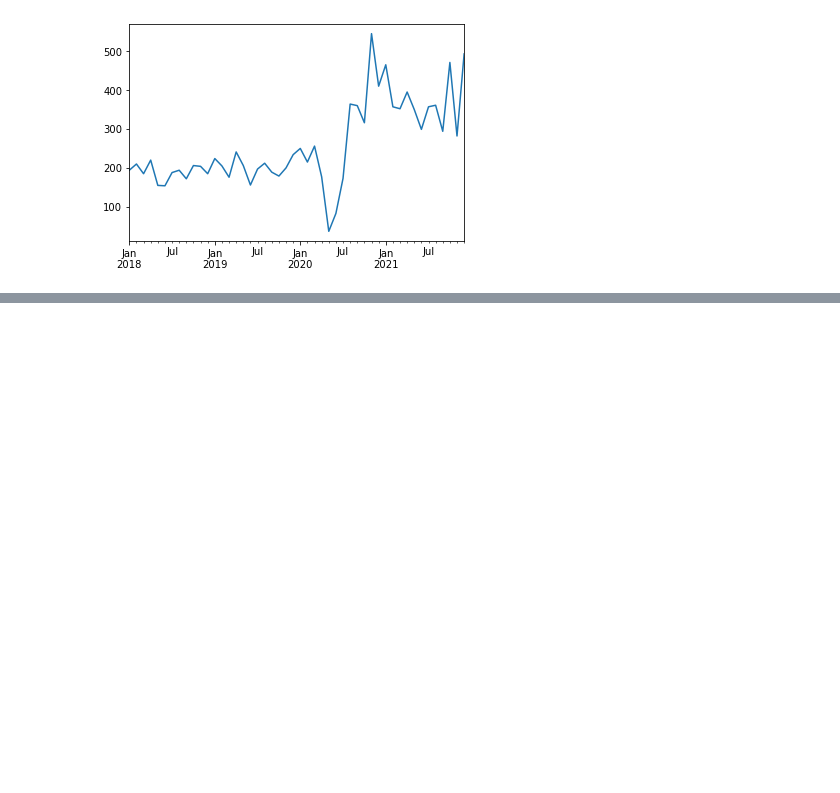
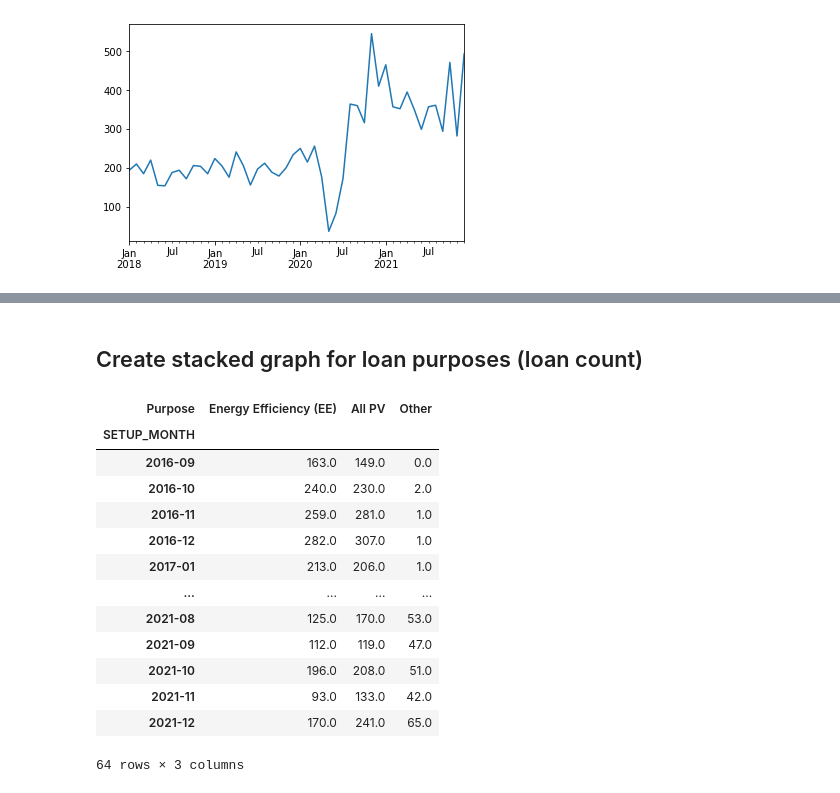
Before and after one commit to jlixander/GJGNY_Analysis, a Jupyter notebook: GJGNY_Analysis.ipynb, the cells around one changed output, grey strips where cells are left out. Drawn from its saved outputs; the diff is of its cells as text; code cells hidden in the pictures; blank space fills up the shorter version.

```diff
--- a/GJGNY_Analysis.ipynb
+++ b/GJGNY_Analysis.ipynb
@@ -238,0 +225,63 @@ df_piv.plot(ax=ax1,
+# %% [markdown]
+## Create stacked graph for loan purposes (loan count)
+# %%
+#Remove successors from dataframe
+df_suc_rem = df[df["SUCCESSOR_NUMBER"].str.contains("S-0|s-0",
+                                                 na=True,
+                                                 case= False
+                                                )]
+
+#Create groupby year and purpose
+df_gb_loan_cnt = (df_suc_rem_inc_rep.groupby(['SETUP_MONTH','Purpose'])
+         ['ORIGINAL LOAN AMOUNT'].count()
+         .reset_index())
+
+#Create pivot table for creating stacked bar chart
+df_piv_loan_cnt = (df_gb_loan_cnt.pivot(index= 'SETUP_MONTH',
+                     columns='Purpose',
+                     values='ORIGINAL LOAN AMOUNT'))
+
+#Remove all Nan values so that columns can be summed
+df_piv_loan_cnt = df_piv_loan_cnt.fillna(0)
+
+#Combine all solar purposes
+df_piv_loan_cnt['All PV'] = df_piv_loan_cnt["Solar (PV)"] + df_piv_loan_cnt["Solar Thermal"]
+
+
+#combine all 'other' purposes in one column
+df_piv_loan_cnt['Other'] = df_piv_loan_cnt["Air Source Heat Pump (ASHP)"] + df_piv_loan_cnt["Ground Source Heat Pump (GSHP)"] + df_piv_loan_cnt["Renewable Heat NY (RHNY)"]
+
+
+#drop unneccessary columns
+df_piv_loan_cnt.drop(["Solar (PV)",
+             "Solar Thermal",
+             "Air Source Heat Pump (ASHP)",
+             "Ground Source Heat Pump (GSHP)",
+             "Renewable Heat NY (RHNY)"],
+            axis=1,
+            inplace= True)
+
+#Trim dataframe to start on september 2016
+df_piv_loan_cnt = df_piv_loan_cnt.loc['2016-09-01':]
+
+#Reformat SETUP_MONTH to not hold last day of month
+df_piv_loan_cnt = df_piv_loan_cnt.reset_index()
+df_piv_loan_cnt['SETUP_MONTH'] = df_piv_loan_cnt['SETUP_MONTH'].apply(lambda x: x.strftime('%Y-%m'))
+df_piv_loan_cnt.set_index('SETUP_MONTH', inplace=True)
+
+df_piv_loan_cnt
+# %% [output]
+| Purpose | Energy Efficiency (EE) | All PV | Other |
+| SETUP_MONTH |  |  |  |
+| 2016-09 | 163.0 | 149.0 | 0.0 |
+| 2016-10 | 240.0 | 230.0 | 2.0 |
+| 2016-11 | 259.0 | 281.0 | 1.0 |
+| 2016-12 | 282.0 | 307.0 | 1.0 |
+| 2017-01 | 213.0 | 206.0 | 1.0 |
+| ... | ... | ... | ... |
+| 2021-08 | 125.0 | 170.0 | 53.0 |
+| 2021-09 | 112.0 | 119.0 | 47.0 |
+| 2021-10 | 196.0 | 208.0 | 51.0 |
+| 2021-11 | 93.0 | 133.0 | 42.0 |
+| 2021-12 | 170.0 | 241.0 | 65.0 |
+64 rows × 3 columns
```
Also changed, not shown: parts of 18 cells of this notebook.
